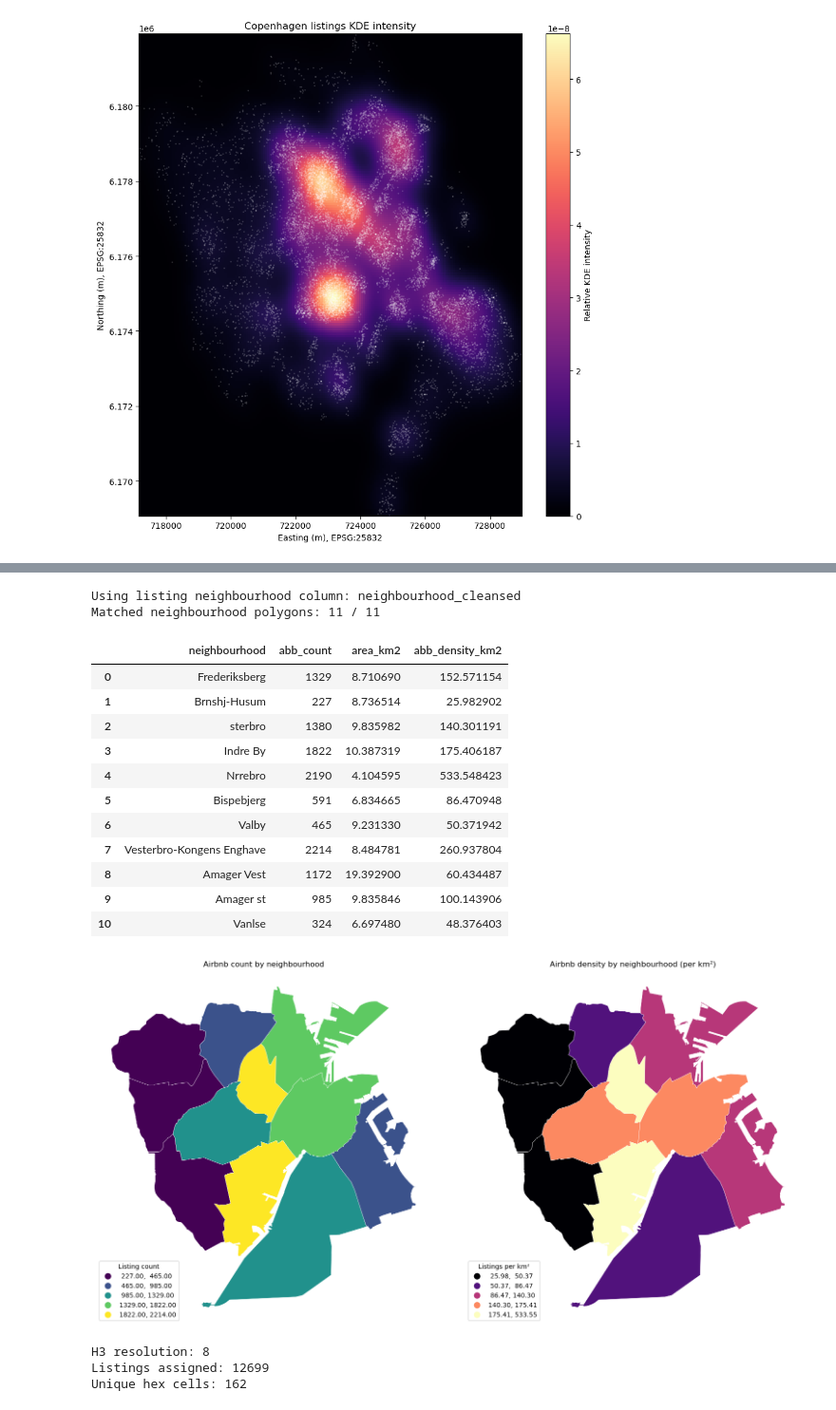
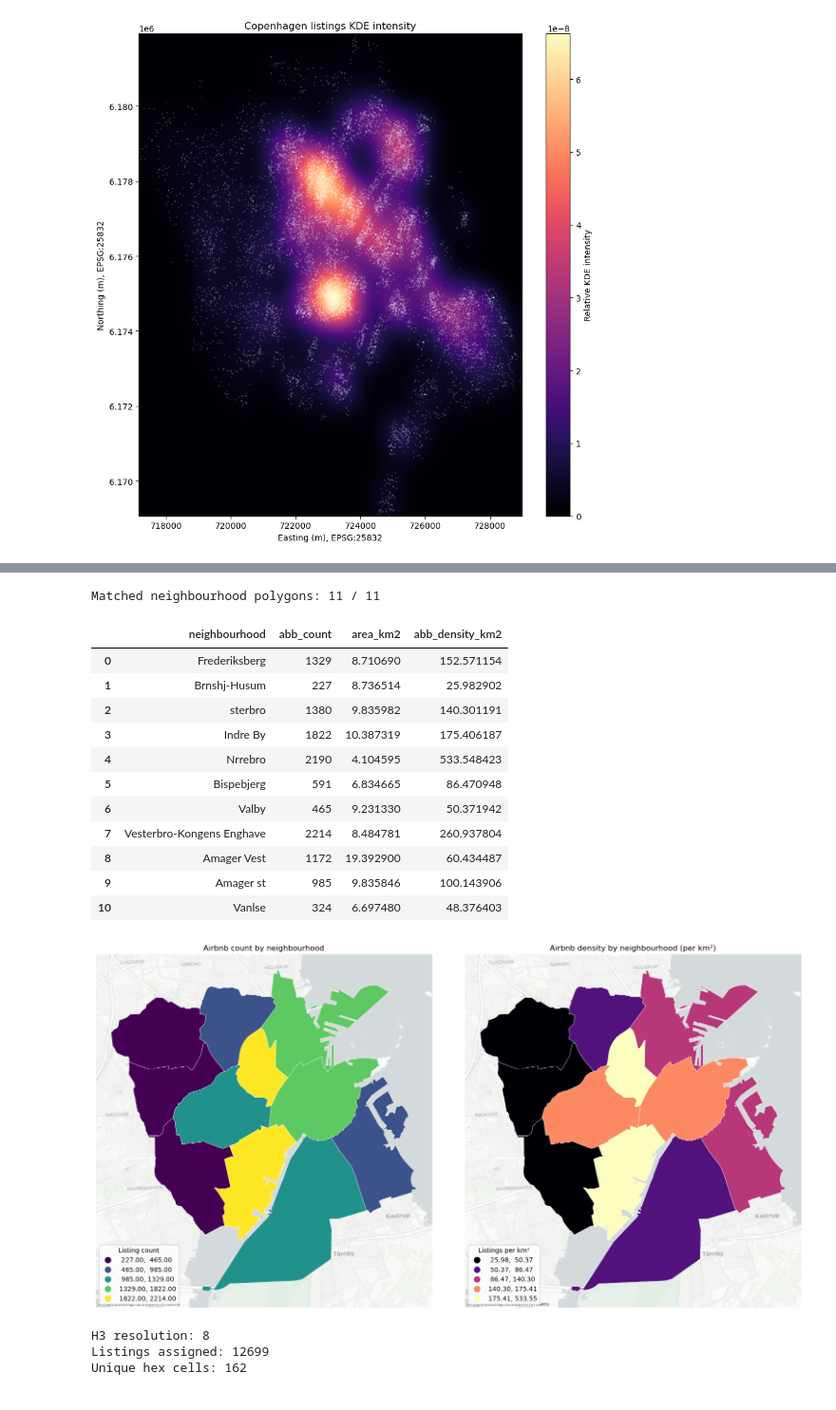
Before and after one commit to RichardKentos/copenhagen-airbnb-gds, a Jupyter notebook: preprocess.ipynb, the cells around one changed output, grey strips where cells are left out. Shown at 95% size. Saved outputs shown, nothing was run; the diff lists cells and outputs as text; code cells hidden in the pictures.

```diff
--- a/preprocess.ipynb
+++ b/preprocess.ipynb
@@ -307,20 +286,14 @@ CRS: EPSG:25832
 # %%
-# --- Ex08-style neighbourhood counts + density join ---
+#  neighbourhood counts and their density
 
-# Pick listing neighbourhood column used earlier.
 neighbourhood_col_candidates = [
     "neighbourhood_cleansed",
     "neighbourhood",
     "neighbourhood_group_cleansed",
 ]
 neighbourhood_col = next((c for c in neighbourhood_col_candidates if c in gdf_25832.columns), None)
-if neighbourhood_col is None:
-    raise KeyError(f"No neighbourhood column found in listings: {neighbourhood_col_candidates}")
 
-if "neighbourhood" not in neis_25832.columns:
-    raise KeyError("Expected 'neighbourhood' column in neighbourhood polygons")
-
-# Normalize names to improve match rate.
+# normalize names to improve match rate.
 def norm_name(s):
     if pd.isna(s):
         return ""
@@ -340,15 +313,13 @@ neis_25832["nei_key"] = neis_25832["neighbourhood"].map(norm_name)
 neis_joined = neis_25832.merge(listing_counts, on="nei_key", how="left")
 neis_joined["abb_count"] = neis_joined["abb_count"].fillna(0)
 
-# Density in listings per km^2.
+# density in listings per km^2.
 neis_joined["area_km2"] = neis_joined.geometry.area / 1_000_000
 neis_joined["abb_density_km2"] = neis_joined["abb_count"] / neis_joined["area_km2"]
 
-print(f"Using listing neighbourhood column: {neighbourhood_col}")
 print(f"Matched neighbourhood polygons: {(neis_joined['abb_count'] > 0).sum()} / {len(neis_joined)}")
 neis_joined[["neighbourhood", "abb_count", "area_km2", "abb_density_km2"]]
 # %% [output]
-Using listing neighbourhood column: neighbourhood_cleansed
 Matched neighbourhood polygons: 11 / 11
 |  | neighbourhood | abb_count | area_km2 | abb_density_km2 |
 | 0 | Frederiksberg | 1329 | 8.710690 | 152.571154 |
@@ -363,38 +334,52 @@ Matched neighbourhood polygons: 11 / 11
 | 9 | Amager st | 985 | 9.835846 | 100.143906 |
 | 10 | Vanlse | 324 | 6.697480 | 48.376403 |
 # %%
-# --- Ex08-style maps: raw count and density by neighbourhood ---
+# raw count and density by neighbourhood chloropleth maps
 fig, axes = plt.subplots(1, 2, figsize=(16, 8), constrained_layout=True)
 
 neis_joined.plot(
     column="abb_count",
     cmap="viridis",
     scheme="quantiles",
     k=5,
     linewidth=0.4,
     edgecolor="white",
     legend=True,
     legend_kwds={"title": "Listing count", "loc": "lower left"},
     ax=axes[0],
+)
+
+ctx.add_basemap(
+    axes[0],
+    crs=neis_joined.crs,
+    source=ctx.providers.CartoDB.Positron,
+    attribution_size=6
 )
 axes[0].set_title("Airbnb count by neighbourhood")
 axes[0].set_axis_off()
 
 neis_joined.plot(
     column="abb_density_km2",
     cmap="magma",
     scheme="quantiles",
     k=5,
     linewidth=0.4,
     edgecolor="white",
     legend=True,
     legend_kwds={"title": "Listings per km²", "loc": "lower left"},
     ax=axes[1],
 )
 axes[1].set_title("Airbnb density by neighbourhood (per km²)")
 axes[1].set_axis_off()
 
+ctx.add_basemap(
+    axes[1],
+    crs=neis_joined.crs,
+    source=ctx.providers.CartoDB.Positron,
+    attribution_size=6
+)
+
 plt.show()
 # %% [output]
-[figure, old version]
+[figure, new version]
 # %%
```
Also changed, not shown: parts of 18 cells of this notebook, 4 other files.
